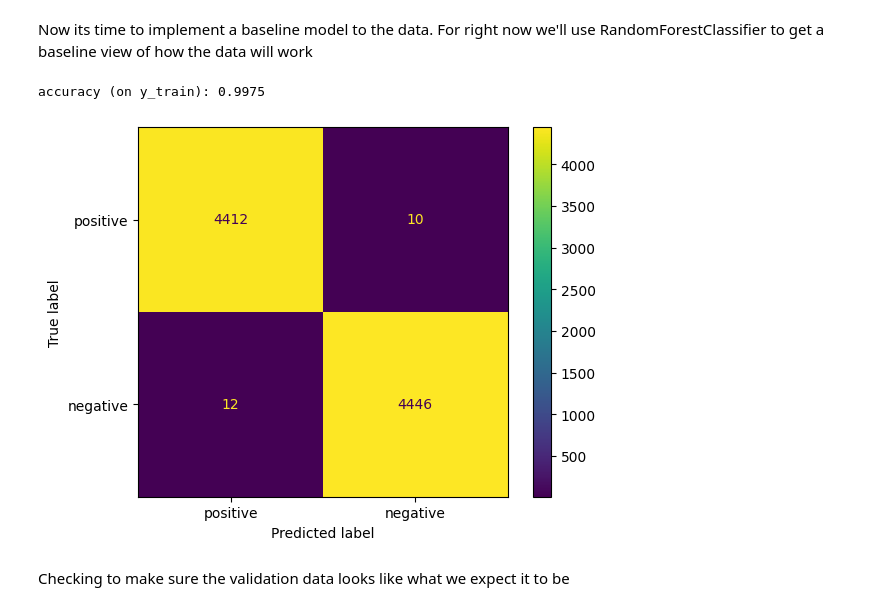
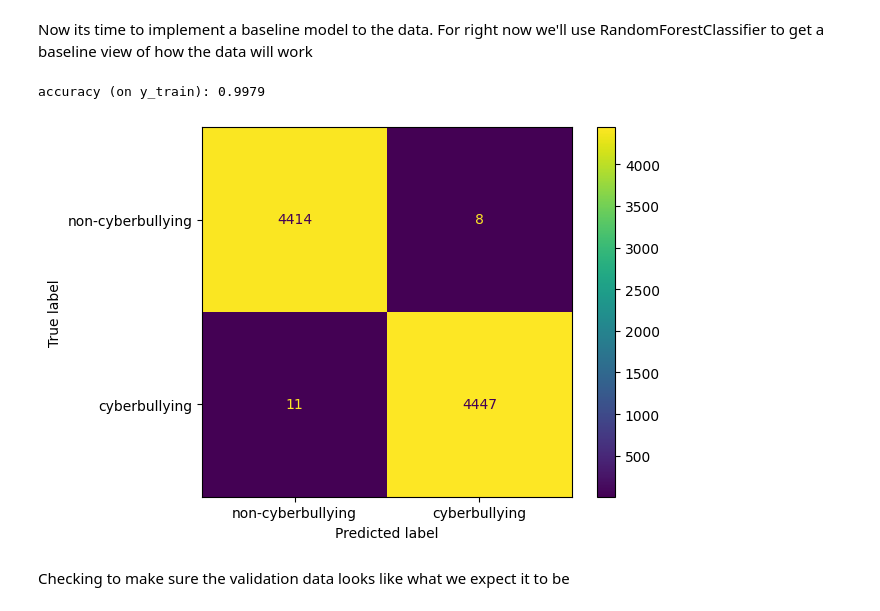
Before and after one commit to Matthew-Bustamante/CS39AA-Project-Cyberbullying, a Jupyter notebook: project_part2.ipynb, the cells around one changed output. Cells and saved outputs as stored; diff of their text form; code cells hidden in the pictures.

```diff
--- a/project_part2.ipynb
+++ b/project_part2.ipynb
@@ -62,18 +64,18 @@ Now its time to implement a baseline model to the data.  For right now we'll use
 # %%
 from sklearn.ensemble import RandomForestClassifier
 from sklearn.metrics import confusion_matrix, ConfusionMatrixDisplay, accuracy_score
 
 model = RandomForestClassifier(n_estimators=25)
 model = model.fit(X_train, y_train)
 
 predictions_train = model.predict(X_train)
 
-disp = ConfusionMatrixDisplay(confusion_matrix(y_train, predictions_train), display_labels=['positive', 'negative'])
+disp = ConfusionMatrixDisplay(confusion_matrix(y_train, predictions_train), display_labels=['non-cyberbullying', 'cyberbullying'])
 disp.plot()
 print(f"accuracy (on y_train): {accuracy_score(y_train, predictions_train):.4f}")
 # %% [output]
-accuracy (on y_train): 0.9975
+accuracy (on y_train): 0.9979
-[figure, old version]
+[figure, new version]
 # %% [markdown]
 Checking to make sure the validation data looks like what we expect it to be
 # %%
```
Also changed, not shown: parts of 7 cells of this notebook.
